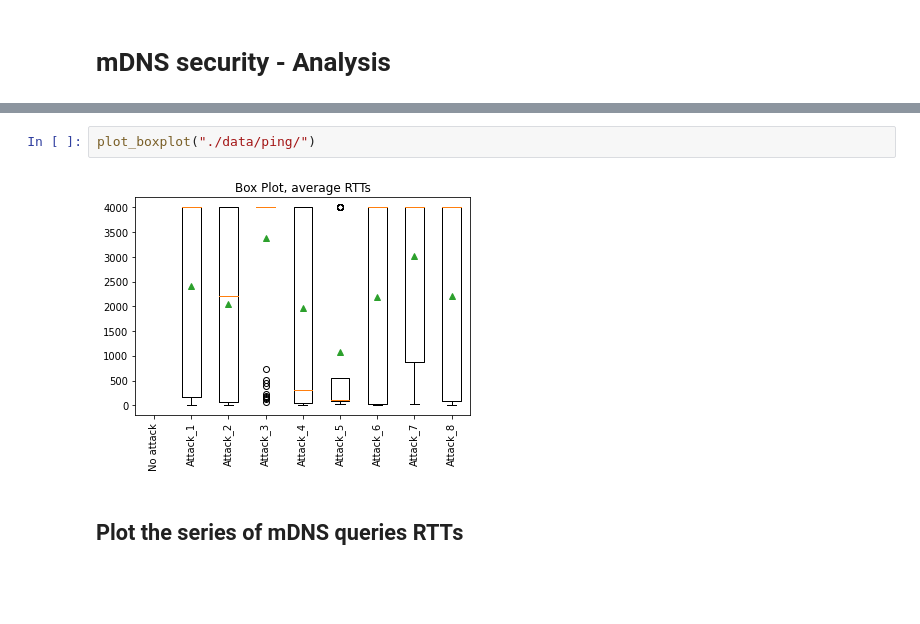
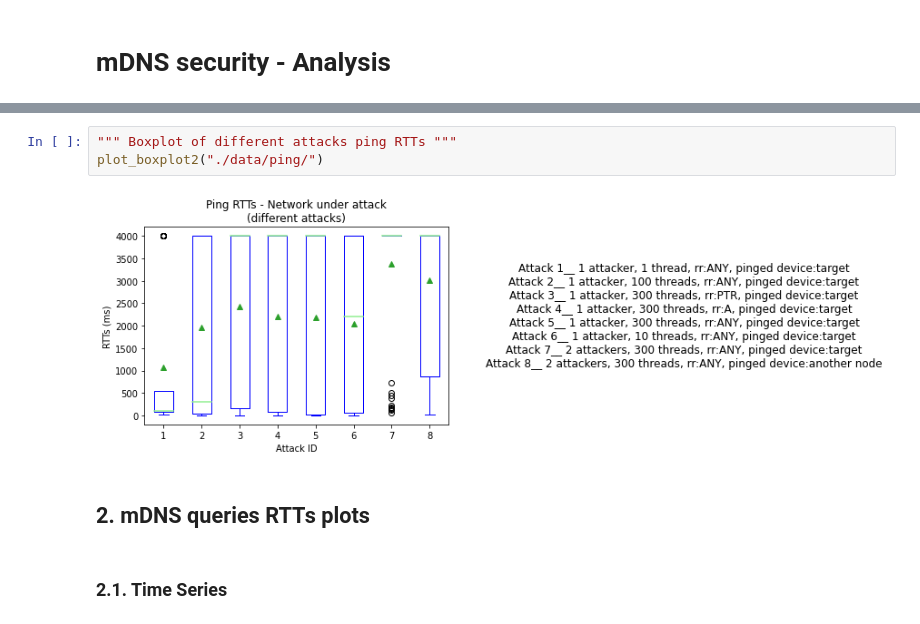
Before and after one commit to aiman-al-masoud/mdns-security, a Jupyter notebook: analysis/main.ipynb, the cells around one changed output, grey strips where cells are left out. Cells and saved outputs as stored; diff of their text form; blank space fills up the shorter version.

Commit message:
Refactoring, added boxplots, and other minor fixes

```diff
--- a/analysis/main.ipynb
+++ b/analysis/main.ipynb
@@ -26,6 +32,9 @@ for filename in os.listdir("./data/ping"):
 # %%
-plot_boxplot("./data/ping/")
+""" Boxplot of different attacks ping RTTs """
+plot_boxplot2("./data/ping/")
 # %% [output]
-[figure, old version]
+[figure, new version]
 # %% [markdown]
-## Plot the series of mDNS queries RTTs
+## 2. mDNS queries RTTs plots
+# %% [markdown]
+### 2.1. Time Series
```
Also changed, not shown: parts of 8 cells of this notebook, 9 other files.
